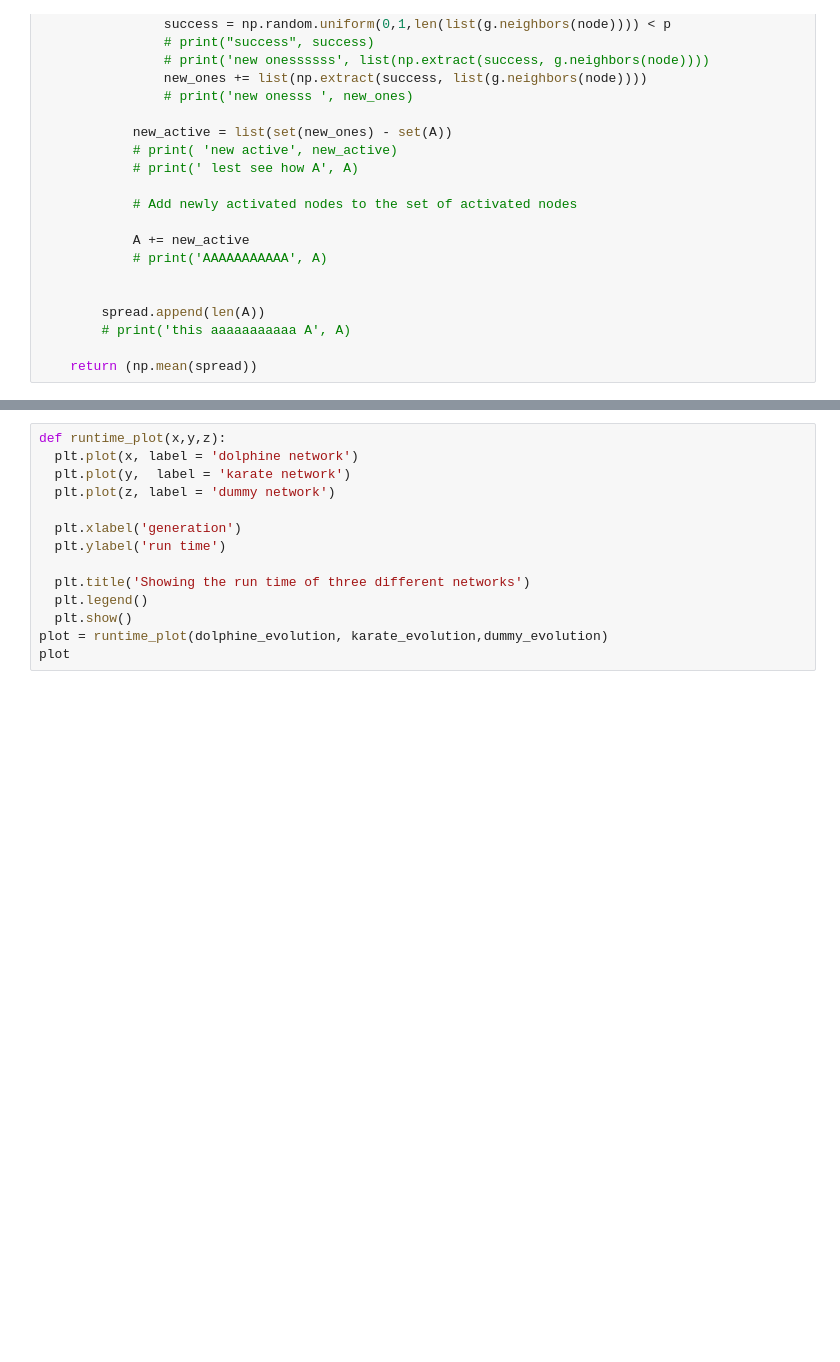
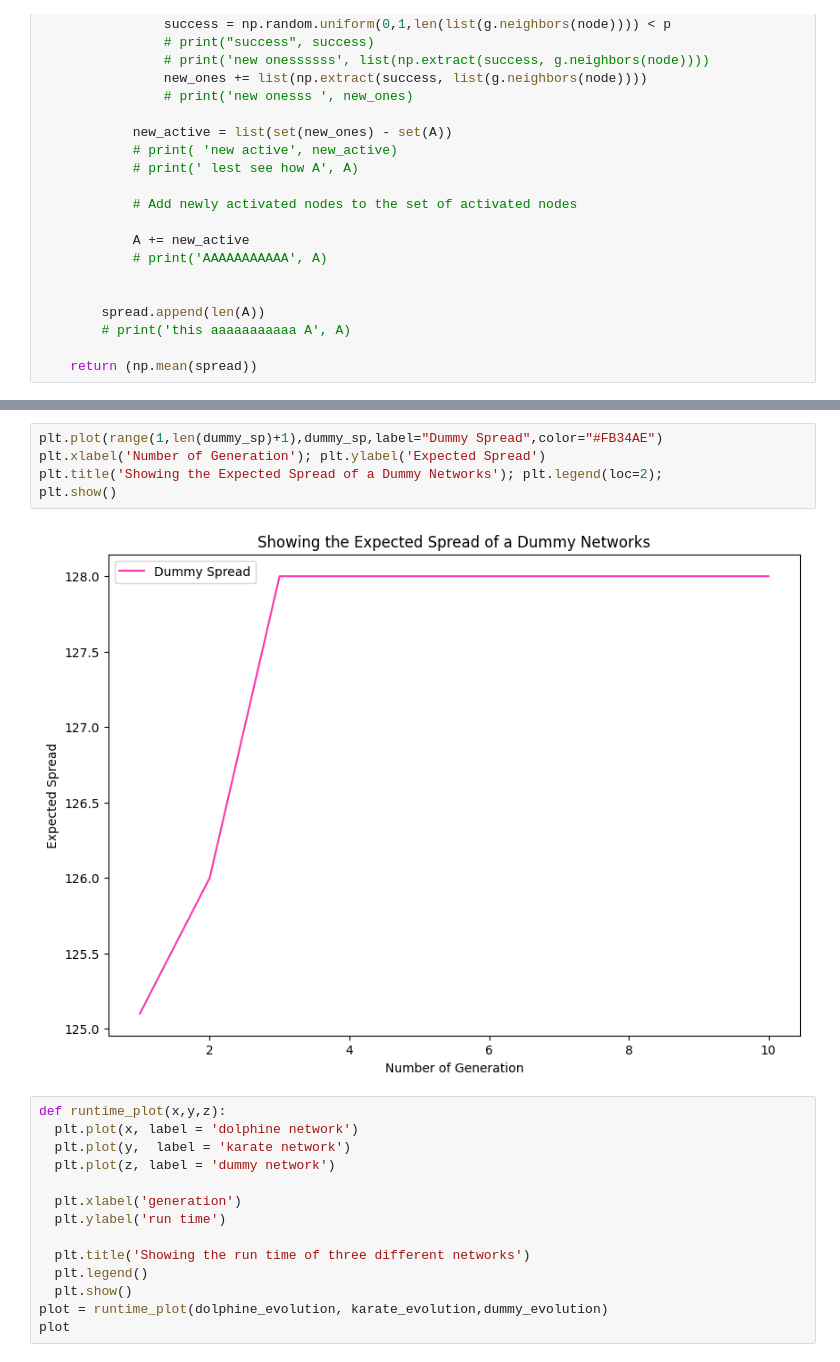
Before and after one commit to mbjallow6/Influence-Maximization-Review, a Jupyter notebook: social_network_influence.ipynb, the cells around one changed output, grey strips where cells are left out. Drawn from its saved outputs; the diff is of its cells as text; blank space fills up the shorter version.

```diff
--- a/social_network_influence.ipynb
+++ b/social_network_influence.ipynb
@@ -631,3 +610,10 @@ plt.show()
+# %%
+plt.plot(range(1,len(dummy_sp)+1),dummy_sp,label="Dummy Spread",color="#FB34AE")
+plt.xlabel('Number of Generation'); plt.ylabel('Expected Spread')
+plt.title('Showing the Expected Spread of a Dummy Networks'); plt.legend(loc=2);
+plt.show()
+# %% [output]
+[figure, added]
 # %%
 def runtime_plot(x,y,z):
   plt.plot(x, label = 'dolphine network')
```
Also changed, not shown: parts of 9 cells of this notebook.
